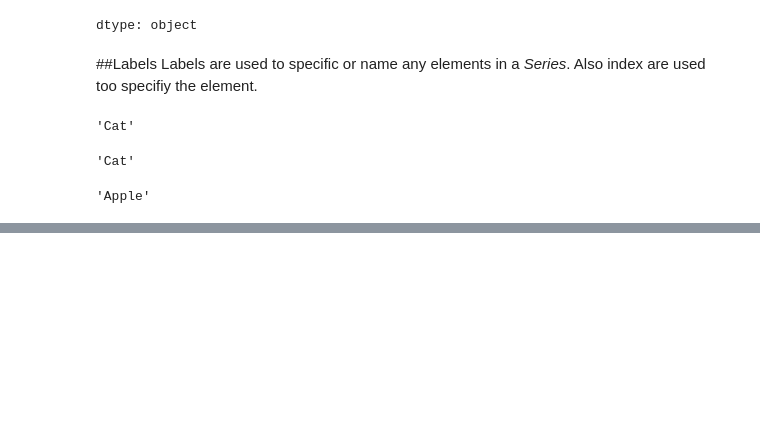
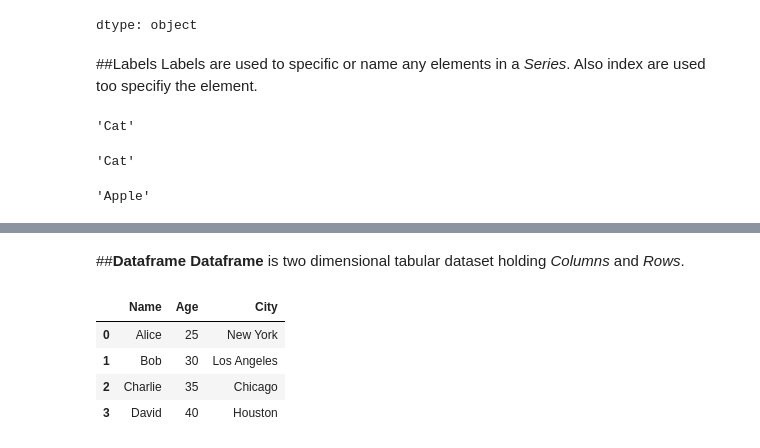
Before and after one commit to CodeCraft34/Google-Colab-, a Jupyter notebook: PANDAS-data-handling/pandas.ipynb, the cells around one changed output, grey strips where cells are left out. Saved outputs shown, nothing was run; the diff lists cells and outputs as text; code cells hidden in the pictures; blank space fills up the shorter version.

```diff
--- a/PANDAS-data-handling/pandas.ipynb
+++ b/PANDAS-data-handling/pandas.ipynb
@@ -71,0 +100,17 @@ myseries['z']
+# %% [markdown]
+##__Dataframe__
+__Dataframe__ is two dimensional tabular dataset holding *Columns* and *Rows*.
+# %%
+data = {
+    'Name': ['Alice', 'Bob', 'Charlie', 'David'],
+    'Age': [25, 30, 35, 40],
+    'City': ['New York', 'Los Angeles', 'Chicago', 'Houston']
+}
+df = pd.DataFrame(data)
+df
+# %% [output]
+|  | Name | Age | City |
+| 0 | Alice | 25 | New York |
+| 1 | Bob | 30 | Los Angeles |
+| 2 | Charlie | 35 | Chicago |
+| 3 | David | 40 | Houston |
```
Also changed, not shown: parts of 17 cells of this notebook.
